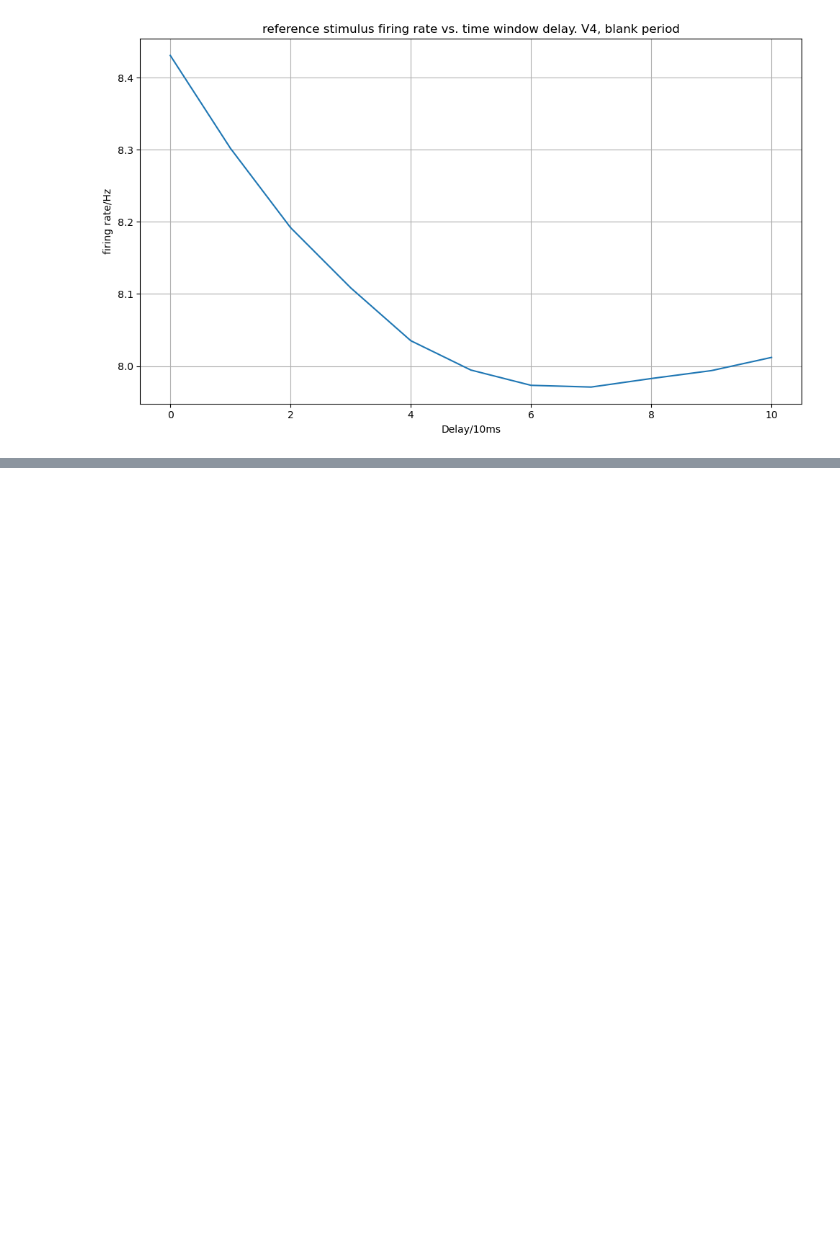
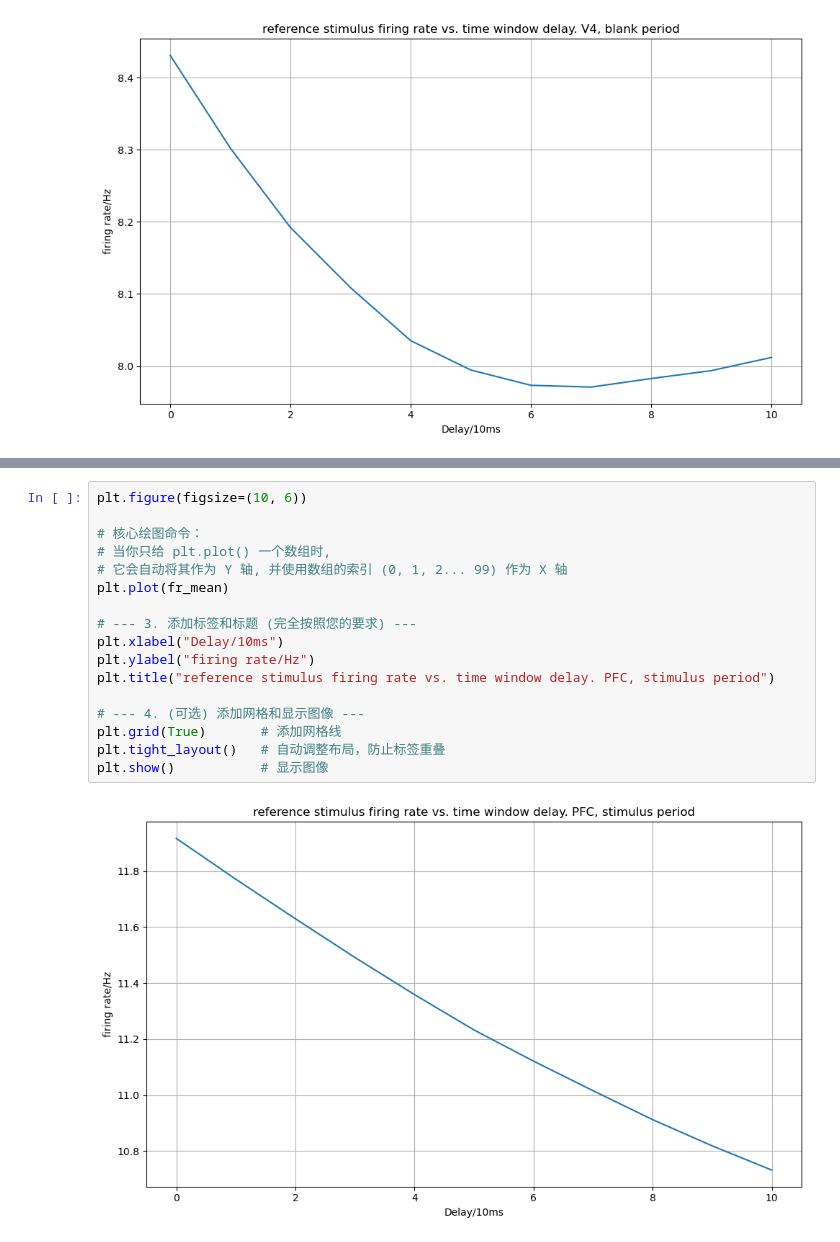
Before and after one commit to ks374/NWB-process, a Jupyter notebook: FR_Delay_Finder.ipynb, the cells around one changed output, grey strips where cells are left out. Saved outputs shown, nothing was run; the diff lists cells and outputs as text; blank space fills up the shorter version.

```diff
--- a/FR_Delay_Finder.ipynb
+++ b/FR_Delay_Finder.ipynb
@@ -413,0 +494,19 @@ fr_mean
+# %%
+plt.figure(figsize=(10, 6))
+
+# 核心绘图命令：
+# 当你只给 plt.plot() 一个数组时,
+# 它会自动将其作为 Y 轴, 并使用数组的索引 (0, 1, 2... 99) 作为 X 轴
+plt.plot(fr_mean)
+
+# --- 3. 添加标签和标题 (完全按照您的要求) ---
+plt.xlabel("Delay/10ms")
+plt.ylabel("firing rate/Hz")
+plt.title("reference stimulus firing rate vs. time window delay. PFC, stimulus period")
+
+# --- 4. (可选) 添加网格和显示图像 ---
+plt.grid(True)       # 添加网格线
+plt.tight_layout()   # 自动调整布局，防止标签重叠
+plt.show()           # 显示图像
+# %% [output]
+[figure, added]
```
Also changed, not shown: parts of 11 cells of this notebook, 3 other files.
